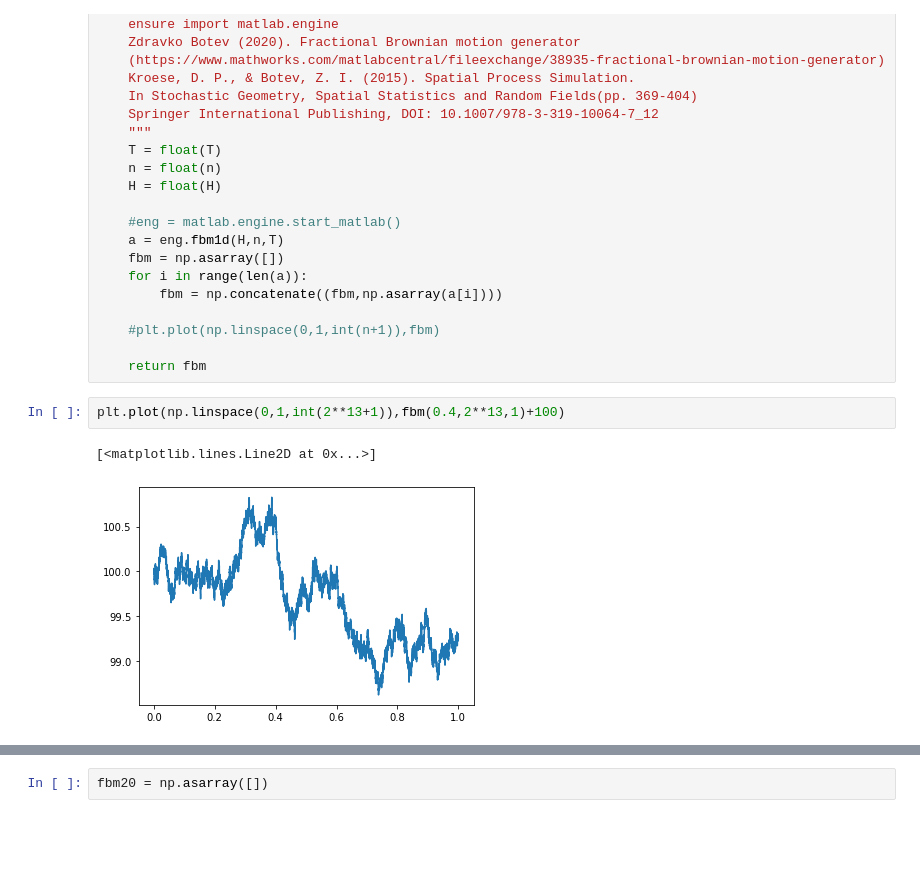
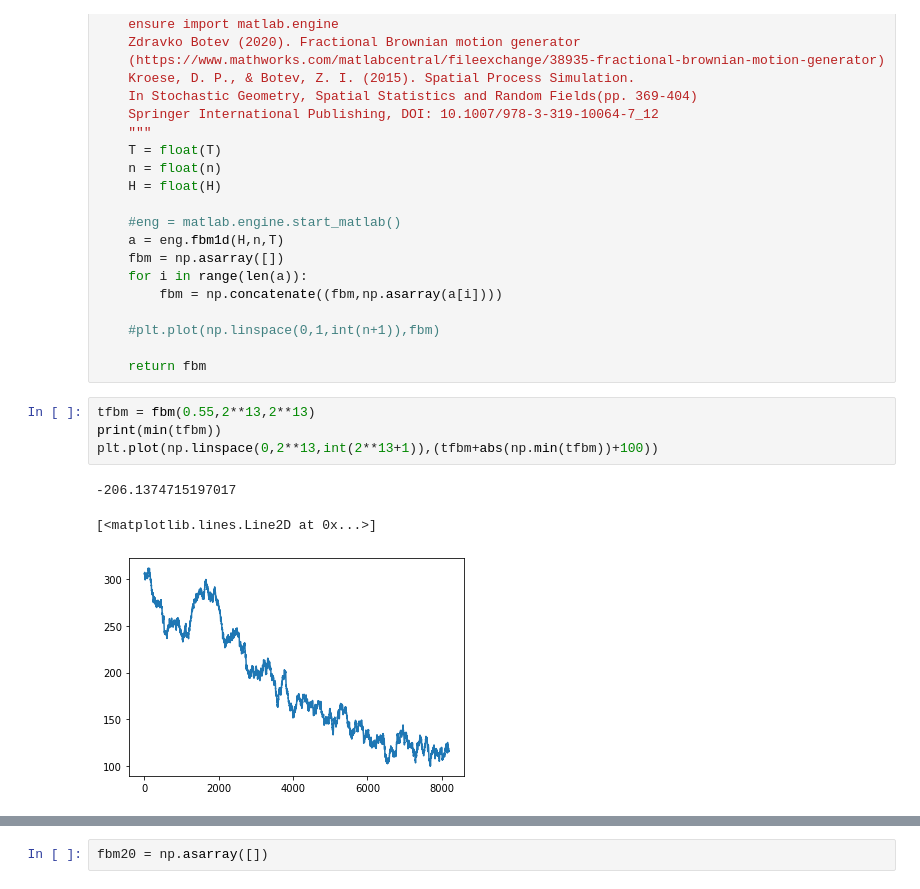
Before and after one commit to braedyn-au/StockMarketCascades, a Jupyter notebook: fbm/draft_mat36.ipynb, the cells around one changed output, grey strips where cells are left out. Saved outputs shown, nothing was run; the diff lists cells and outputs as text; blank space fills up the shorter version.

```diff
--- a/fbm/draft_mat36.ipynb
+++ b/fbm/draft_mat36.ipynb
@@ -33,11 +33,14 @@ def fbm(H,n=(2**13),T=(1)):
     #plt.plot(np.linspace(0,1,int(n+1)),fbm)
 
     return fbm
-# %%
-plt.plot(np.linspace(0,1,int(2**13+1)),fbm(0.4,2**13,1)+100)
-# %% [output]
-[<matplotlib.lines.Line2D at 0x...>]
-[figure, removed]
+# %%
+tfbm = fbm(0.55,2**13,2**13)
+print(min(tfbm))
+plt.plot(np.linspace(0,2**13,int(2**13+1)),(tfbm+abs(np.min(tfbm))+100))
+# %% [output]
+-206.1374715197017
+[<matplotlib.lines.Line2D at 0x...>]
+[figure, added]
 # %%
 fbm20 = np.empty(2**13+1)
 
```
Also changed, not shown: parts of 5 cells of this notebook, 6 other files.
